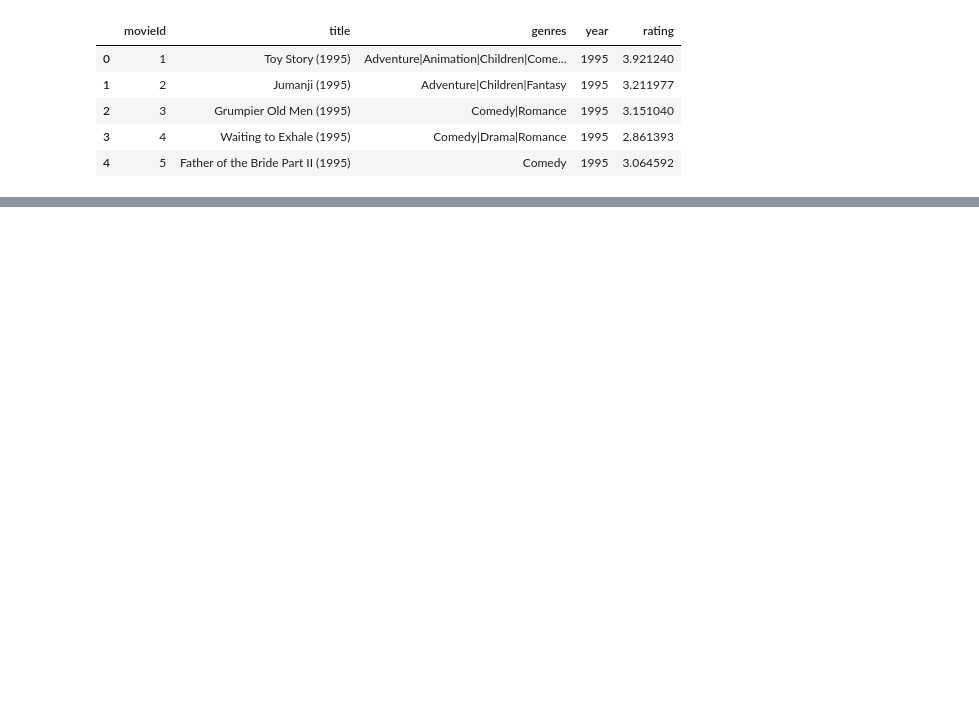
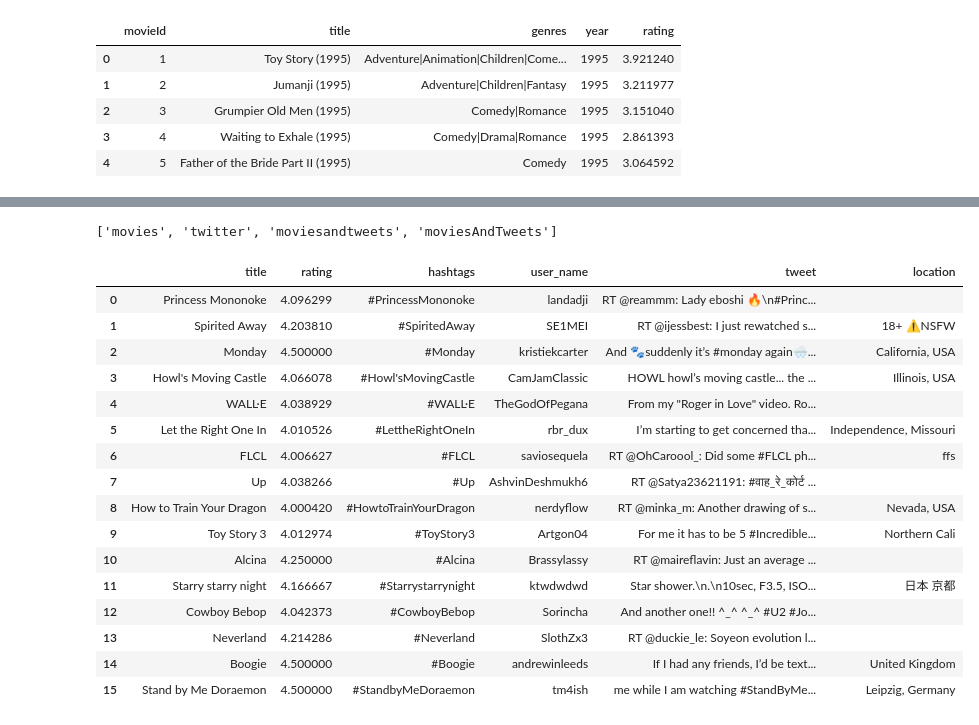
Before and after one commit to robertcox324/3horsemenoftheapocalypse, a Jupyter notebook: Movie Data Analysis.ipynb, the cells around one changed output, grey strips where cells are left out. Saved outputs shown, nothing was run; the diff lists cells and outputs as text; code cells hidden in the pictures; blank space fills up the shorter version.

```diff
--- a/Movie Data Analysis.ipynb
+++ b/Movie Data Analysis.ipynb
@@ -950,0 +435,8 @@ pd.read_sql_query('select movies.title, movies.rating, twitter.hashtag, twitter.
+# %%
+engine = create_engine(f'postgresql://{config.postgres}/Movies_DB') #path to the database on your local system
+#put username, password, and localhost address in your config file as the postgres variable
+# %%
+#check that the tables exist in our SQL database
+engine.table_names()
+# %% [output]
+['movies', 'twitter', 'moviesandtweets', 'moviesAndTweets']
@@ -950,0 +451,20 @@ pd.read_sql_query('select movies.title, movies.rating, twitter.hashtag, twitter.
+# %%
+pd.read_sql_query('select movies.title, movies.rating, twitter.hashtags, twitter.user_name, twitter.tweet, twitter.location from movies join twitter on movies.hashtags = twitter.hashtags', con=engine)
+# %% [output]
+|  | title | rating | hashtags | user_name | tweet | location |
+| 0 | Princess Mononoke | 4.096299 | #PrincessMononoke | landadji | RT @reammm: Lady eboshi 🔥\n#Princ... |  |
+| 1 | Spirited Away | 4.203810 | #SpiritedAway | SE1MEI | RT @ijessbest: I just rewatched s... | 18+ ⚠️NSFW |
+| 2 | Monday | 4.500000 | #Monday | kristiekcarter | And 🐾suddenly it’s #monday again🌨... | California, USA |
+| 3 | Howl's Moving Castle | 4.066078 | #Howl'sMovingCastle | CamJamClassic | HOWL howl’s moving castle... the ... | Illinois, USA |
+| 4 | WALL·E | 4.038929 | #WALL·E | TheGodOfPegana | From my "Roger in Love" video. Ro... |  |
+| 5 | Let the Right One In | 4.010526 | #LettheRightOneIn | rbr_dux | I’m starting to get concerned tha... | Independence, Missouri |
+| 6 | FLCL | 4.006627 | #FLCL | saviosequela | RT @OhCaroool_: Did some #FLCL ph... | ffs |
+| 7 | Up | 4.038266 | #Up | AshvinDeshmukh6 | RT @Satya23621191: #वाह_रे_कोर्ट ... |  |
+| 8 | How to Train Your Dragon | 4.000420 | #HowtoTrainYourDragon | nerdyflow | RT @minka_m: Another drawing of s... | Nevada, USA |
+| 9 | Toy Story 3 | 4.012974 | #ToyStory3 | Artgon04 | For me it has to be 5 #Incredible... | Northern Cali |
+| 10 | Alcina | 4.250000 | #Alcina | Brassylassy | RT @maireflavin: Just an average ... |  |
+| 11 | Starry starry night | 4.166667 | #Starrystarrynight | ktwdwdwd | Star shower.\n.\n10sec, F3.5, ISO... | 日本 京都 |
+| 12 | Cowboy Bebop | 4.042373 | #CowboyBebop | Sorincha | And another one!! ^_^ ^_^ #U2 #Jo... |  |
+| 13 | Neverland | 4.214286 | #Neverland | SlothZx3 | RT @duckie_le: Soyeon evolution l... |  |
+| 14 | Boogie | 4.500000 | #Boogie | andrewinleeds | If I had any friends, I’d be text... | United Kingdom |
+| 15 | Stand by Me Doraemon | 4.500000 | #StandbyMeDoraemon | tm4ish | me while I am watching #StandByMe... | Leipzig, Germany |
```
Also changed, not shown: parts of 128 cells of this notebook, 2 other files.
